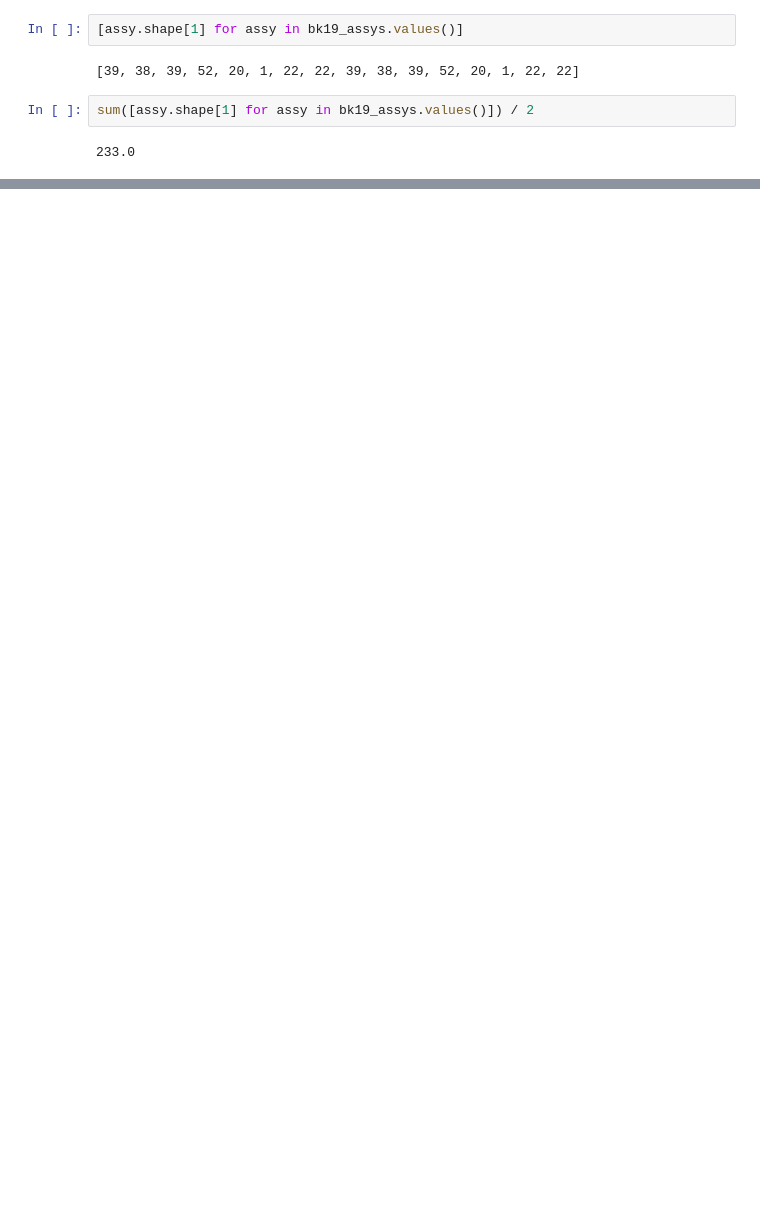
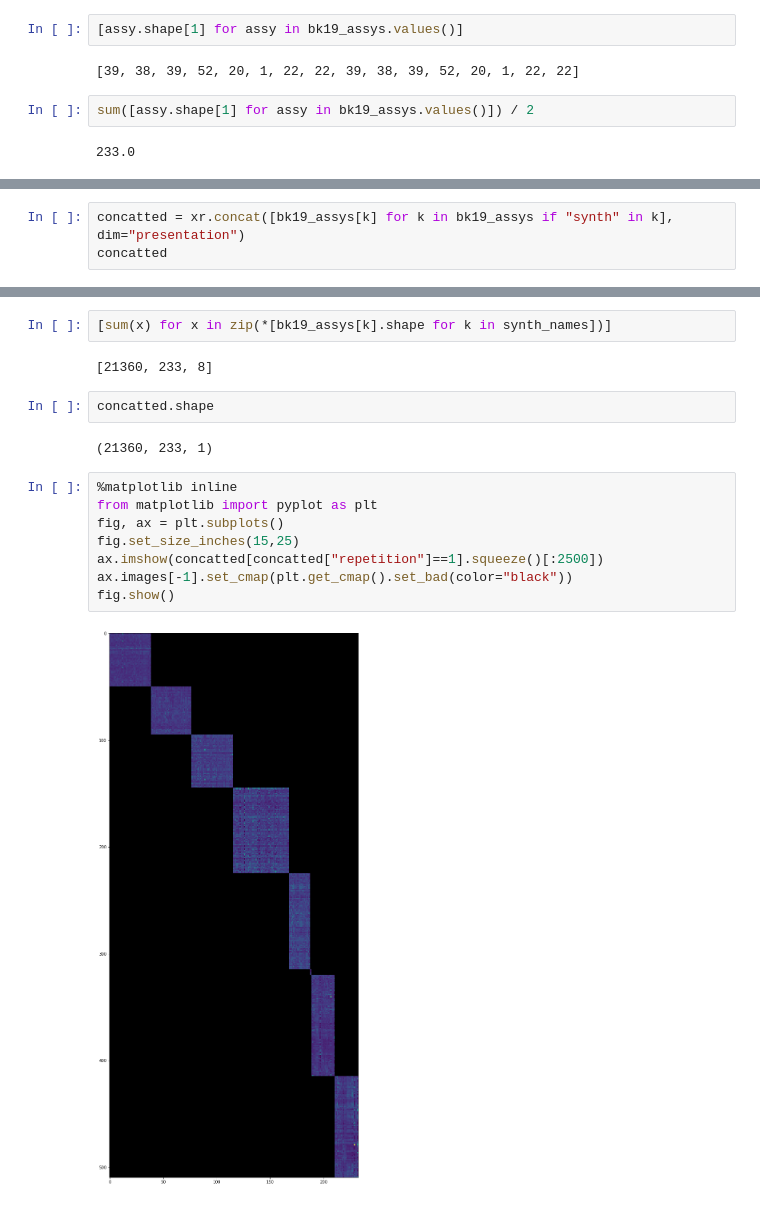
Before and after one commit to brain-score/brainio_contrib, a Jupyter notebook: notebooks/2020-08-14_npc_v4_data.h5.ipynb, the cells around one changed output, grey strips where cells are left out. Cells and saved outputs as stored; diff of their text form; blank space fills up the shorter version.

```diff
--- a/notebooks/2020-08-14_npc_v4_data.h5.ipynb
+++ b/notebooks/2020-08-14_npc_v4_data.h5.ipynb
@@ -485,0 +496,3 @@ sum([assy.shape[1] for assy in bk19_assys.values()]) / 2
+# %%
+concatted = xr.concat([bk19_assys[k] for k in bk19_assys if "synth" in k], dim="presentation")
+concatted
@@ -485,0 +540,18 @@ sum([assy.shape[1] for assy in bk19_assys.values()]) / 2
+# %%
+[sum(x) for x in zip(*[bk19_assys[k].shape for k in synth_names])]
+# %% [output]
+[21360, 233, 8]
+# %%
+concatted.shape
+# %% [output]
+(21360, 233, 1)
+# %%
+%matplotlib inline
+from matplotlib import pyplot as plt
+fig, ax = plt.subplots()
+fig.set_size_inches(15,25)
+ax.imshow(concatted[concatted["repetition"]==1].squeeze()[:2500])
+ax.images[-1].set_cmap(plt.get_cmap().set_bad(color="black"))
+fig.show()
+# %% [output]
+[figure, added]
```
Also changed, not shown: parts of 7 cells of this notebook.
